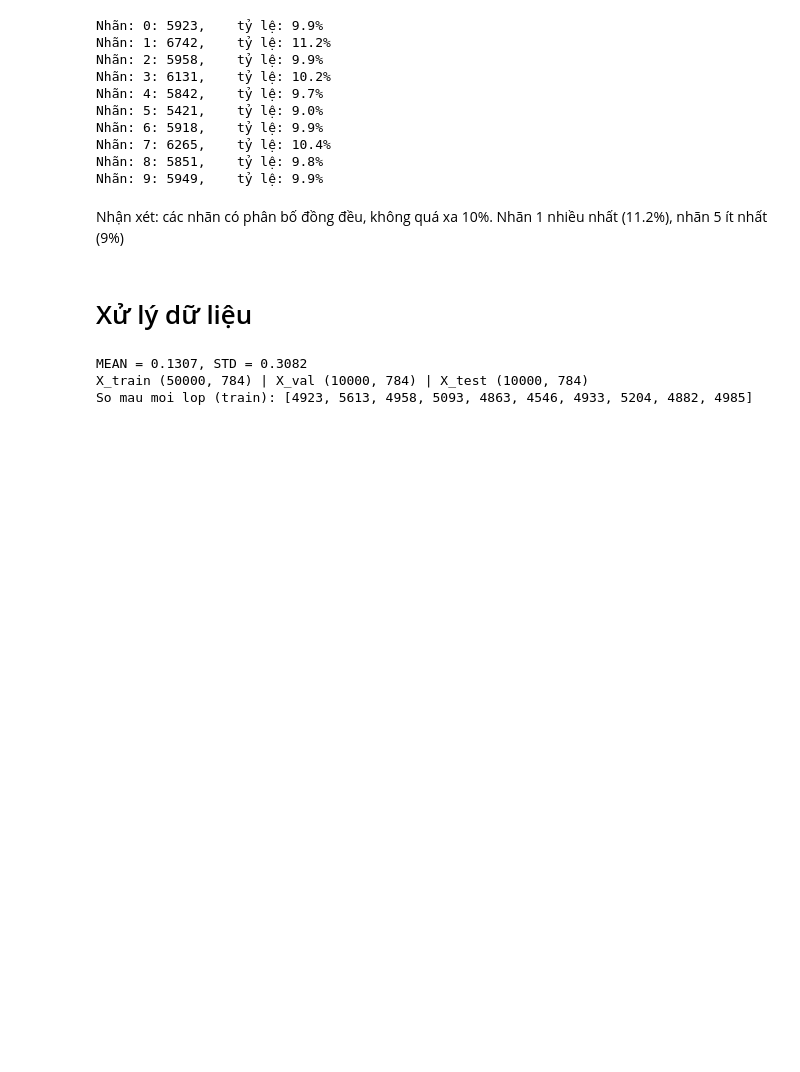
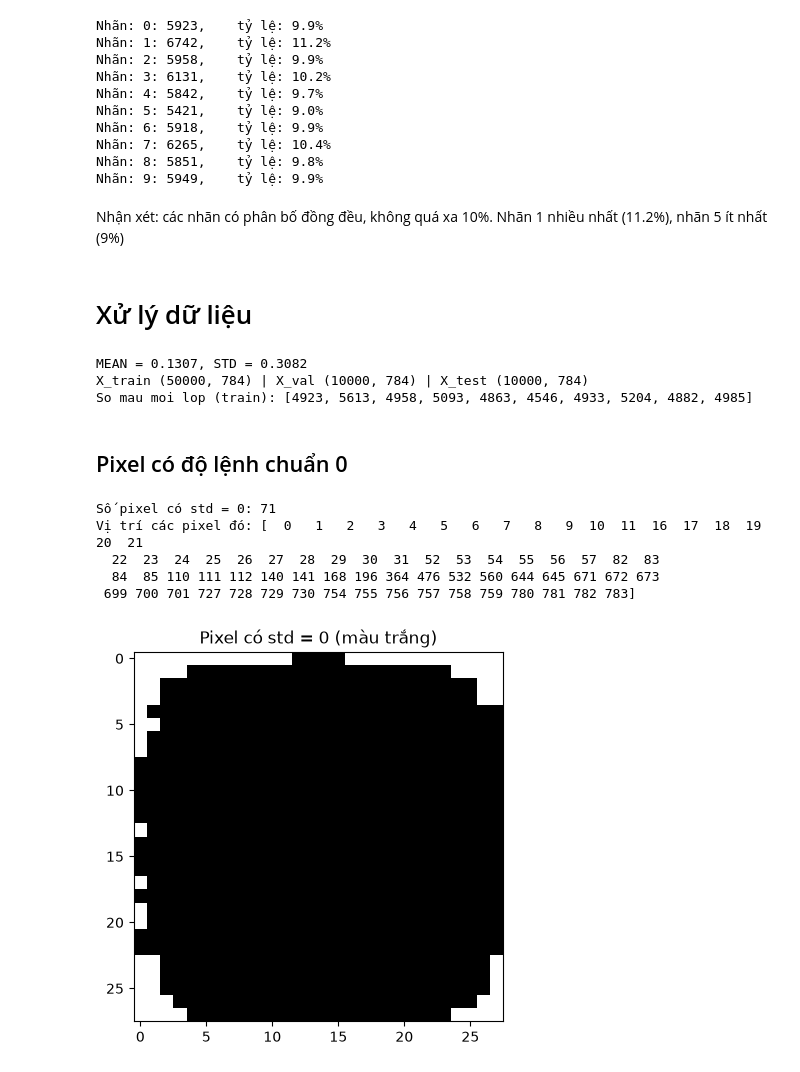
Before and after one commit to TranTrinhNhan1/WriteRHand, a Jupyter notebook: notebooks/EDA.ipynb, the cells around one changed output. Cells and saved outputs as stored; diff of their text form; code cells hidden in the pictures; blank space fills up the shorter version.

Commit message:
tìm pixel có std=0

```diff
--- a/notebooks/EDA.ipynb
+++ b/notebooks/EDA.ipynb
@@ -201,3 +201,29 @@ print("So mau moi lop (train):", torch.bincount(y_train).tolist())
 MEAN = 0.1307, STD = 0.3082
 X_train (50000, 784) | X_val (10000, 784) | X_test (10000, 784)
 So mau moi lop (train): [4923, 5613, 4958, 5093, 4863, 4546, 4933, 5204, 4882, 4985]
+# %% [markdown]
+## Pixel có độ lệnh chuẩn 0
+# %%
+import numpy as np
+# X_train có shape (N, 784)
+std_moi_pixel = X_train.std(axis=0)        # độ lệch chuẩn của từng cột (pixel), shape (784,)
+pixel_hang_so = (std_moi_pixel == 0)       # mảng True/False, True = pixel hằng số, shape (784,)
+
+print("Số pixel có std = 0:", pixel_hang_so.sum().item())
+print("Vị trí các pixel đó:", np.where(pixel_hang_so)[0])
+# %% [output]
+Số pixel có std = 0: 71
+Vị trí các pixel đó: [  0   1   2   3   4   5   6   7   8   9  10  11  16  17  18  19  20  21
+  22  23  24  25  26  27  28  29  30  31  52  53  54  55  56  57  82  83
+  84  85 110 111 112 140 141 168 196 364 476 532 560 644 645 671 672 673
+ 699 700 701 727 728 729 730 754 755 756 757 758 759 780 781 782 783]
+# %%
+import matplotlib.pyplot as plt
+
+mask_anh = pixel_hang_so.reshape(28, 28)      # đổi vector 784 thành ma trận 28x28
+
+plt.imshow(mask_anh, cmap="gray")             # True hiện màu trắng, False hiện màu đen
+plt.title("Pixel có std = 0 (màu trắng)")
+plt.show()
+# %% [output]
+[figure, added]
```
Also changed, not shown: parts of 2 cells of this notebook, 1 other file.
